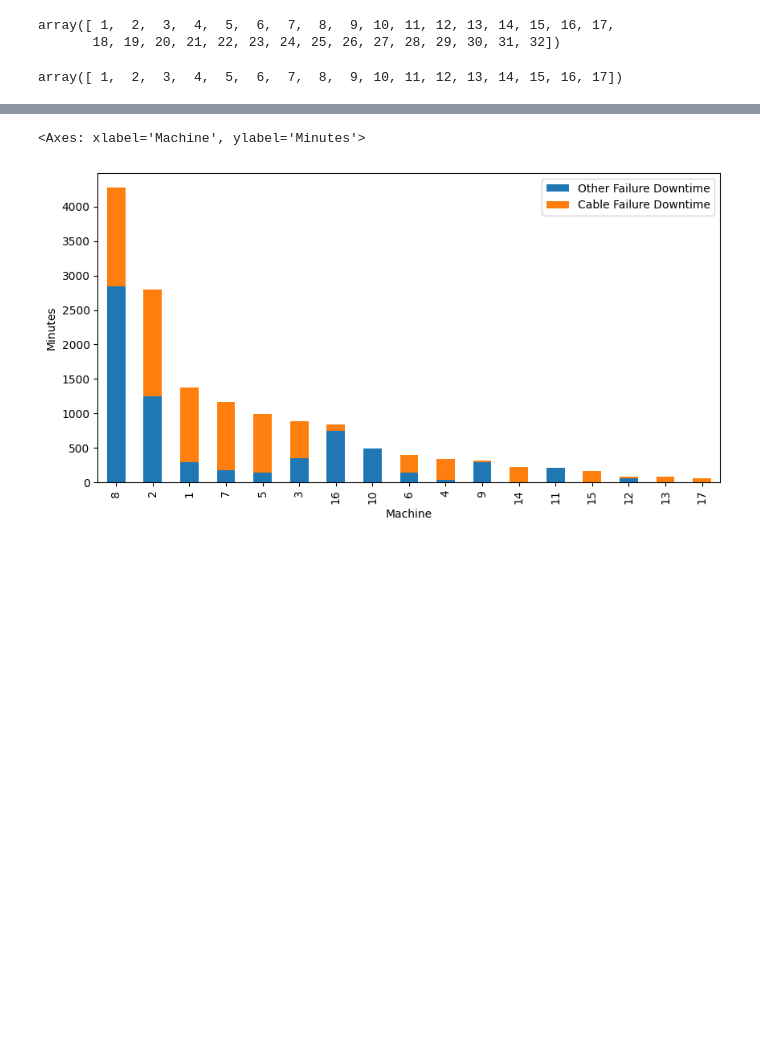
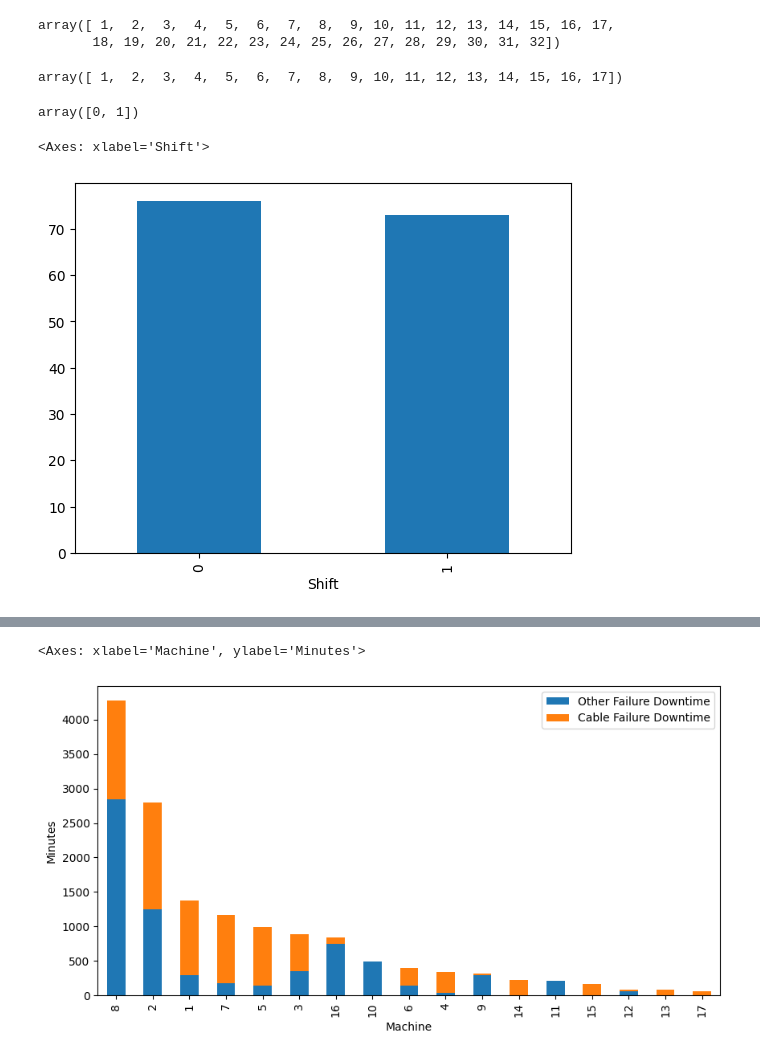
Before and after one commit to nekitnavr/DAproject, a Jupyter notebook: Copper_wire.ipynb, the cells around one changed output, grey strips where cells are left out. Drawn from its saved outputs; the diff is of its cells as text; code cells hidden in the pictures; blank space fills up the shorter version.

```diff
--- a/Copper_wire.ipynb
+++ b/Copper_wire.ipynb
@@ -77,4 +77,13 @@ array([ 1,  2,  3,  4,  5,  6,  7,  8,  9, 10, 11, 12, 13, 14, 15, 16, 17,
 data['Machine'].unique()
 # %% [output]
 array([ 1,  2,  3,  4,  5,  6,  7,  8,  9, 10, 11, 12, 13, 14, 15, 16, 17])
+# %%
+data['Shift'].unique()
+# %% [output]
+array([0, 1])
+# %%
+data['Shift'].value_counts().plot.bar()
+# %% [output]
+<Axes: xlabel='Shift'>
+[figure, added]
 # %%
```
Also changed, not shown: parts of 14 cells of this notebook.
